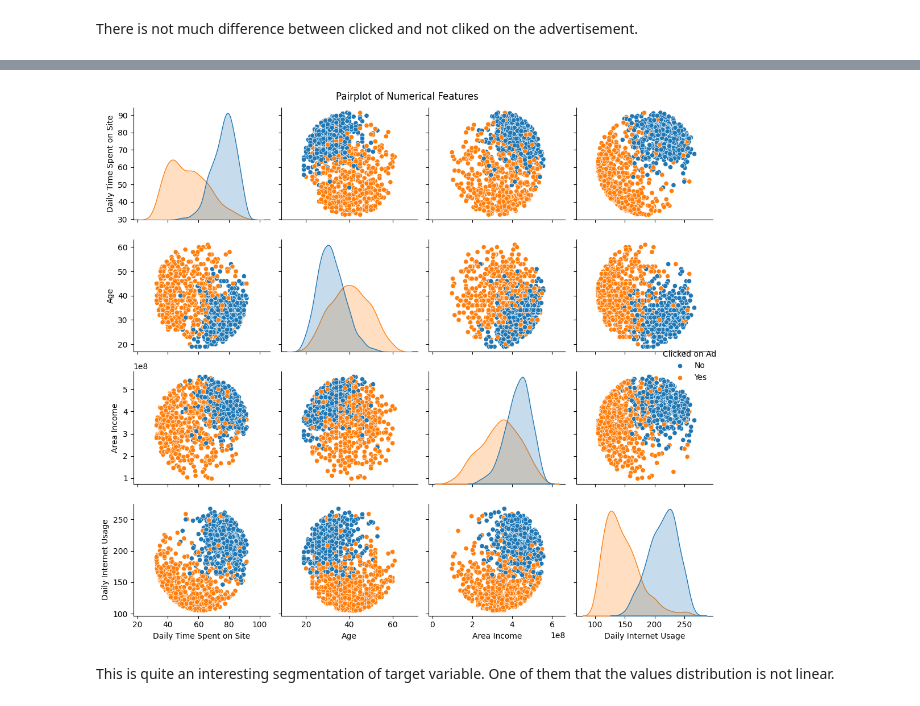
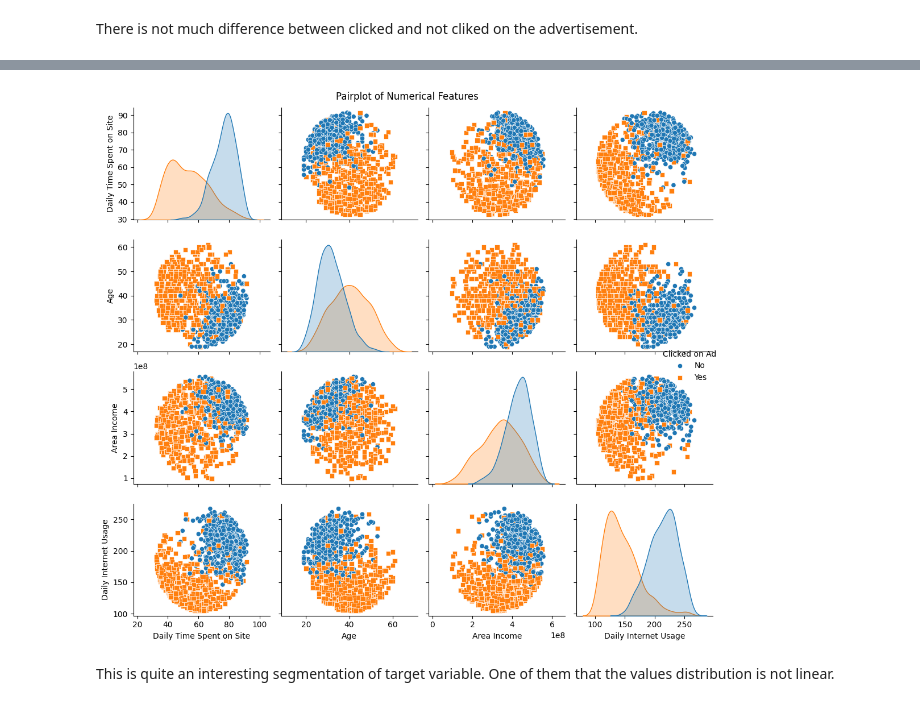
Before and after one commit to mcikalmerdeka/Predict-Customer-Clicked-Ads-Classification-By-Using-Machine-Learning, a Jupyter notebook: Clicked Ads Classification.ipynb, the cells around one changed output, grey strips where cells are left out. Cells and saved outputs as stored; diff of their text form; code cells hidden in the pictures.

```diff
--- a/Clicked Ads Classification.ipynb
+++ b/Clicked Ads Classification.ipynb
@@ -460,10 +590,10 @@ There is not much difference between clicked and not cliked on the advertisement
 # %%
 # Pairplot of numerical features
-sns.pairplot(data=df, diag_kind='kde', hue='Clicked on Ad')
+sns.pairplot(data=df, diag_kind='kde', hue='Clicked on Ad', markers=['o', 's'])
 plt.suptitle('Pairplot of Numerical Features')
 plt.tight_layout()
 plt.show()
 # %% [output]
-[figure, old version]
+[figure, new version]
 # %% [markdown]
 This is quite an interesting segmentation of target variable. One of them that the values distribution is not linear.
```
Also changed, not shown: parts of 13 cells of this notebook.
